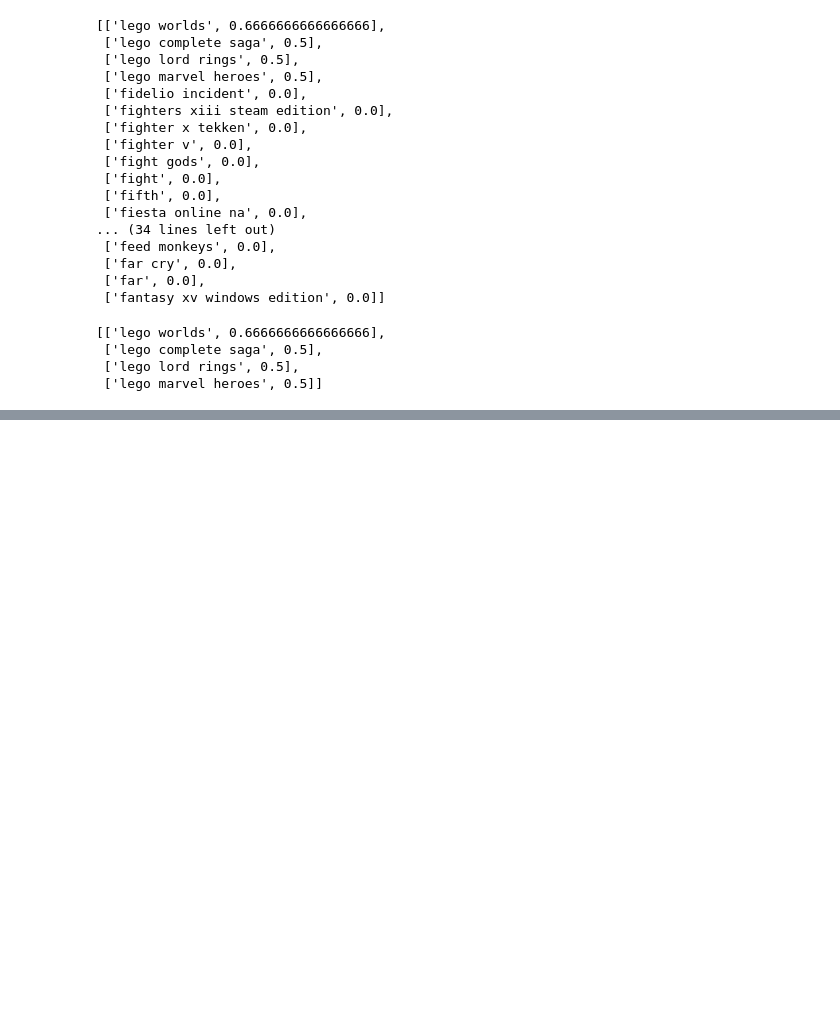
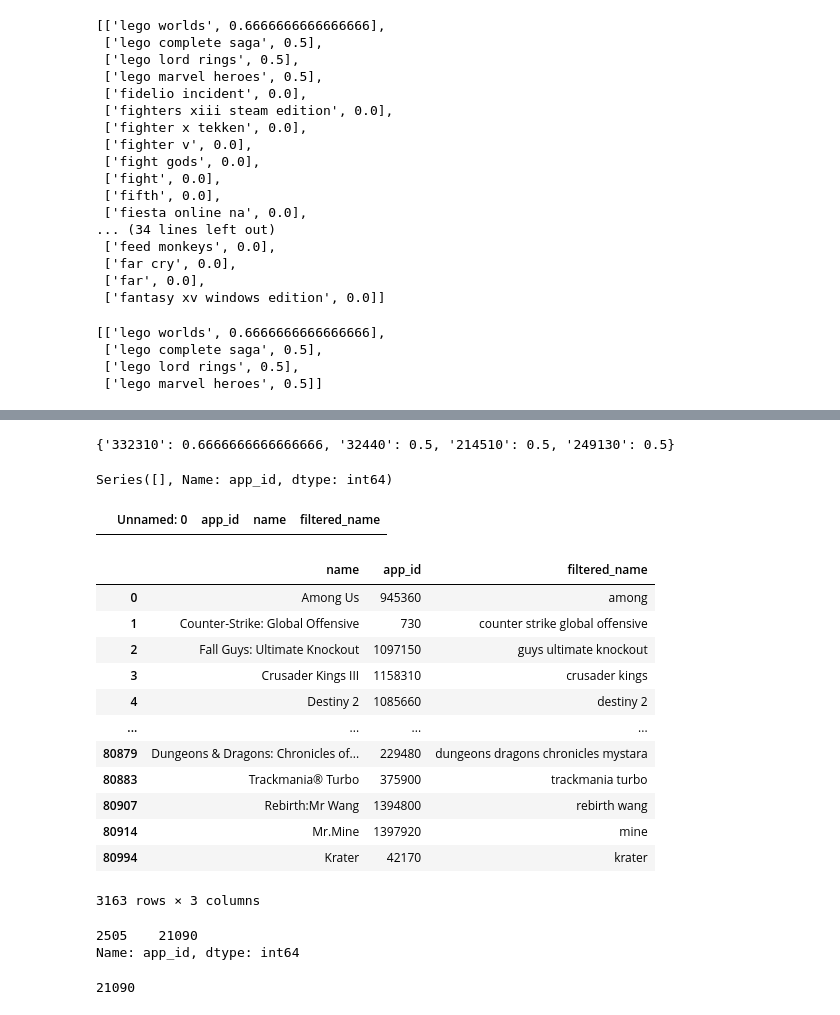
Before and after one commit to viviancaiyw/CS4300, a Jupyter notebook: data/titles_analysis.ipynb, the cells around one changed output, grey strips where cells are left out. Cells and saved outputs as stored; diff of their text form; code cells hidden in the pictures; blank space fills up the shorter version.

Commit message:
[data] title analysis, <filtered movie name, <app_id, score>>

```diff
--- a/data/titles_analysis.ipynb
+++ b/data/titles_analysis.ipynb
@@ -859,0 +932,34 @@ json.dump(sim_json_no_zeros_v2, open(os.path.join('steamData', '80k_data', 'movi
+# %%
+title_sim_val_as_app_id['lego']
+# %% [output]
+{'332310': 0.6666666666666666, '32440': 0.5, '214510': 0.5, '249130': 0.5}
+# %%
+get_app_id_from_filtered_name('a view a')
+# %% [output]
+Series([], Name: app_id, dtype: int64)
+# %%
+steam_title_filtered_df[steam_title_filtered_df['filtered_name'] == 'a view a']
+# %% [output]
+|  | Unnamed: 0 | app_id | name | filtered_name |
+# %%
+steam_data_df_filtered
+# %% [output]
+|  | name | app_id | filtered_name |
+| 0 | Among Us | 945360 | among |
+| 1 | Counter-Strike: Global Offensive | 730 | counter strike global offensive |
+| 2 | Fall Guys: Ultimate Knockout | 1097150 | guys ultimate knockout |
+| 3 | Crusader Kings III | 1158310 | crusader kings |
+| 4 | Destiny 2 | 1085660 | destiny 2 |
+| ... | ... | ... | ... |
+| 80879 | Dungeons & Dragons: Chronicles of... | 229480 | dungeons dragons chronicles mystara |
+| 80883 | Trackmania® Turbo | 375900 | trackmania turbo |
+| 80907 | Rebirth:Mr Wang | 1394800 | rebirth wang |
+| 80914 | Mr.Mine | 1397920 | mine |
+| 80994 | Krater | 42170 | krater |
+3163 rows × 3 columns
+# %%
+get_app_id_from_filtered_name('f e a r')
+# %% [output]
+2505    21090
+Name: app_id, dtype: int64
+21090
```
Also changed, not shown: parts of 10 cells of this notebook, 2 other files.
